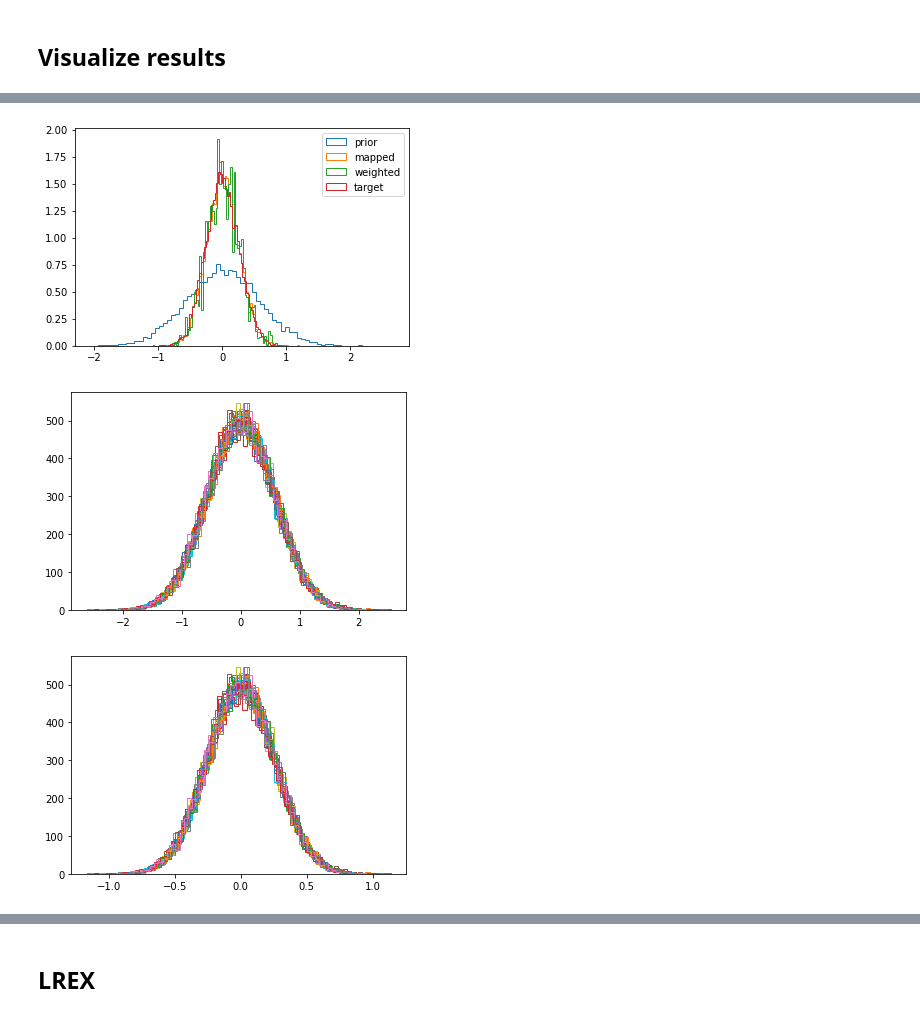
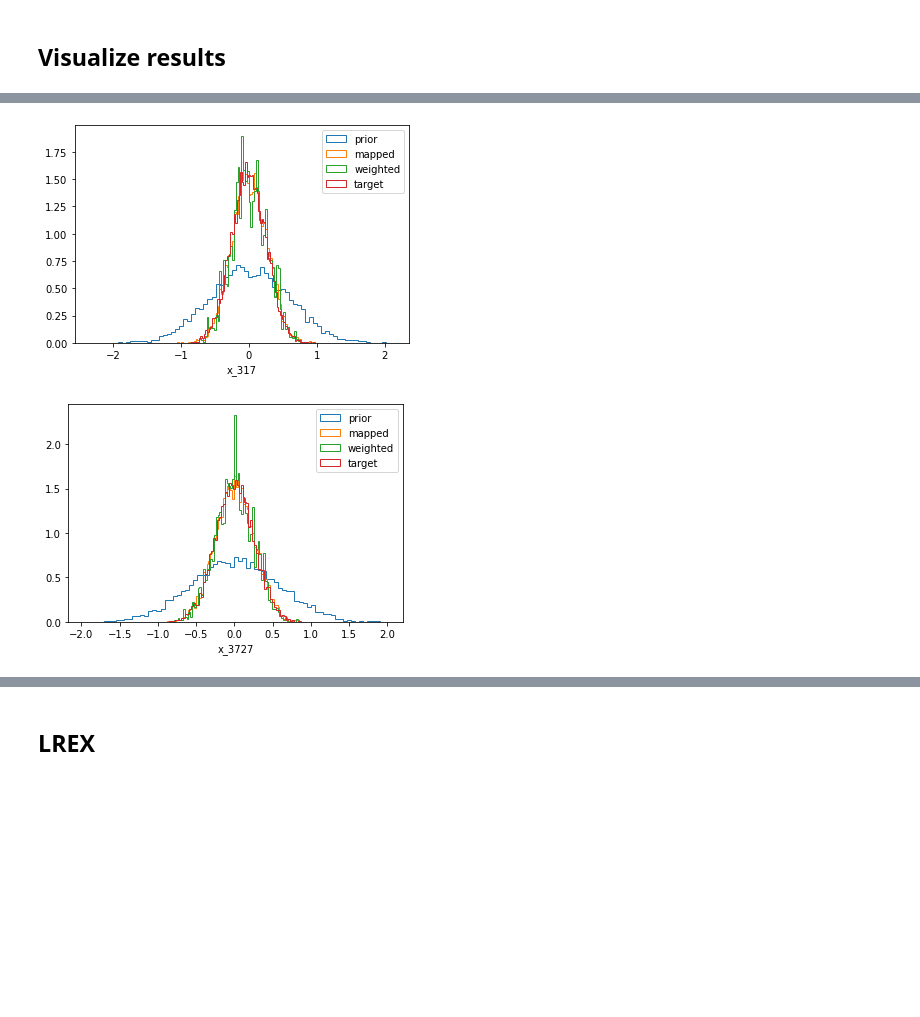
Before and after one commit to invemichele/learned-replica-exchange, a Jupyter notebook: dw/LREX-dw.ipynb, the cells around one changed output, grey strips where cells are left out. Drawn from its saved outputs; the diff is of its cells as text; code cells hidden in the pictures; blank space fills up the shorter version.

```diff
--- a/dw/LREX-dw.ipynb
+++ b/dw/LREX-dw.ipynb
@@ -197,7 +157,7 @@ pace = 100
 n_iter = 10_000
 n_equil = 100
 
-integrator = openmm.LangevinMiddleIntegrator(temp*unit.kelvin, 10./unit.picosecond, 0.005*unit.picosecond)
+integrator = openmm.LangevinMiddleIntegrator(T_low*unit.kelvin, 10./unit.picosecond, 0.005*unit.picosecond)
 simulation = openmm.app.Simulation(modelMD.topology, modelMD.system, integrator)
 simulation.context.setPositions(modelMD.positions)
 
@@ -245,10 +206,8 @@ torch.Size([10000, 4096])
 # pace = 100
 len_training = 5*100*2**7
 n_iter = len_training + 10_000
-# n_iter = 20_000
-# n_equil = 100
 
-integrator = openmm.LangevinMiddleIntegrator(highT*unit.kelvin, 10./unit.picosecond, 0.005*unit.picosecond)
+integrator = openmm.LangevinMiddleIntegrator(T_high*unit.kelvin, 10./unit.picosecond, 0.005*unit.picosecond)
 simulation = openmm.app.Simulation(modelMD.topology, modelMD.system, integrator)
 simulation.context.setPositions(modelMD.positions)
 
@@ -520,8 +402,7 @@ NLL from 410.122 to -1244.21
 ## Visualize results
 # %%
 # n_samples = len(testing_data)
-if shuffle:
-    prior._delegate_sampler.reshuffle_()
+prior._delegate_sampler.reshuffle_()
 with torch.no_grad():
     print('PRIOR')
     # samples = torch.cat((prior_data, testing_data))[:,:dim]
@@ -532,18 +413,17 @@ with torch.no_grad():
     print(f'Sampling efficiency: {bg.sampling_efficiency(logw).item():.2%}')
     print(f'ESS: {bg.effective_sample_size(logw).item():g}')
     plot_doublewell(prior_samples)
-    plot_fes(prior_samples[:,0].cpu(), temp, w=logw.exp().view(-1).cpu(), bins=100)
+    plot_fes(prior_samples[:,0].cpu(), T_low, w=logw.exp().view(-1).cpu(), bins=100)
 
     print('\nBOLTZMANN GENERATOR')
     # samples, logw = generator.sample(n_samples, with_log_weights=True)
-    samples, dlogp = flow(prior_samples)
-    logw = prior_ene + dlogp - target.energy(samples)
+    mapped_samples, dlogp = flow(prior_samples)
+    logw = prior_ene + dlogp - target.energy(mapped_samples)
     logw -= logw.max()
     print(f'Sampling efficiency: {bg.sampling_efficiency(logw).item():.2%}')
     print(f'ESS: {bg.effective_sample_size(logw).item():g}')
-    plot_doublewell(samples)
-    plot_fes(samples[:,0].cpu(), temp, w=logw.exp().view(-1).cpu(), bins=100)
-    # plot_fes(samples[:,0], highT, bins=100) #NB affine flow basically does not touch the 2D plane with two minima!
+    plot_doublewell(mapped_samples)
+    plot_fes(mapped_samples[:,0].cpu(), T_low, w=logw.exp().view(-1).cpu(), bins=100)
 # %% [output]
 PRIOR
 Sampling efficiency: 0.01%
@@ -593,30 +443,14 @@ np.save(f'DoubleWell{dim}-NFenergies.pny', energies)
 # %%
-if dim > 2:
-    # plt.hist(data[:,0,2], bins='auto', density=True, histtype='step')
-    # plt.hist(generator.sample_to_cpu(10000)[:,2], bins='auto', density=True, histtype='step')
-    # plt.hist(training_data[:,2], bins='auto', density=True, histtype='step')
-    plt.hist(prior_samples[:,2].cpu(), **hist_opt, label='prior')
-    plt.hist(mapped_samples[:,2].cpu(), **hist_opt, label='mapped')
-    plt.hist(mapped_samples[:,2].cpu(), **hist_opt, weights=logw.exp().view(-1).cpu(), label='weighted')
-    plt.hist(target_data[:,2].cpu(), **hist_opt, label='target')
+#1D marginal
+hist_opt = {'bins': 75, 'histtype': 'step', 'density': True}
+for i in [np.random.randint(0, dim), np.random.randint(0, dim)]:
+    plt.hist(prior_samples[:,i].cpu(), **hist_opt, label='prior')
+    plt.hist(mapped_samples[:,i].cpu(), **hist_opt, label='mapped')
+    plt.hist(mapped_samples[:,i].cpu(), **hist_opt, weights=logw.exp().view(-1).cpu(), label='weighted')
+    plt.hist(target_data[:,i].cpu(), **hist_opt, label='target')
+    plt.xlabel(f'x_{1+i}')
     plt.legend()
     plt.show()
-    for i in range(1, min(dim, 30)-1):
-        plt.hist(prior_samples[:,-i].cpu(), bins='auto', histtype='step')
-    plt.show()
-    for i in range(1, min(dim, 30)-1):
-        plt.hist(mapped_samples[:,-i].cpu(), bins='auto', histtype='step')
-    # for j in range((dim-1)//3):
-    #     for i in range(3):
-    #         plt.hist(data[:,1+j,i], bins='auto', histtype='step')
-    plt.show()
-else:
-    maskA = np.array([y>x+1.3 for x,y in data[:,0,:2]])
-    mydata = data[:,0,:2]
-    with torch.no_grad():
-        mapped_data = flow(torch.as_tensor(mydata, **ctx), inverse=True)[0]
-        plot_doublewell(mydata, mapped_data)
 # %% [output]
-[figure, old version]
+[figure, new version]
-[figure, old version]
+[figure, new version]
-[figure, removed]
```
Also changed, not shown: parts of 41 cells of this notebook.
